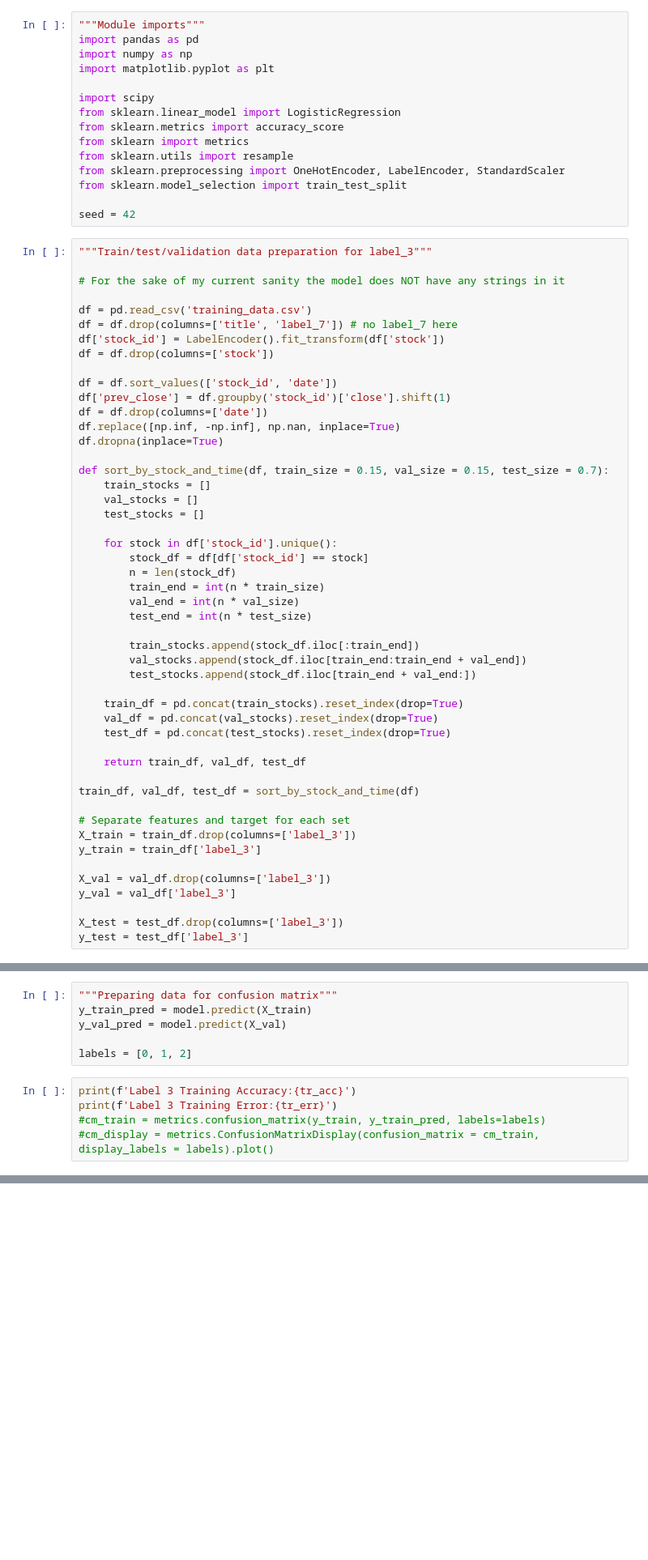
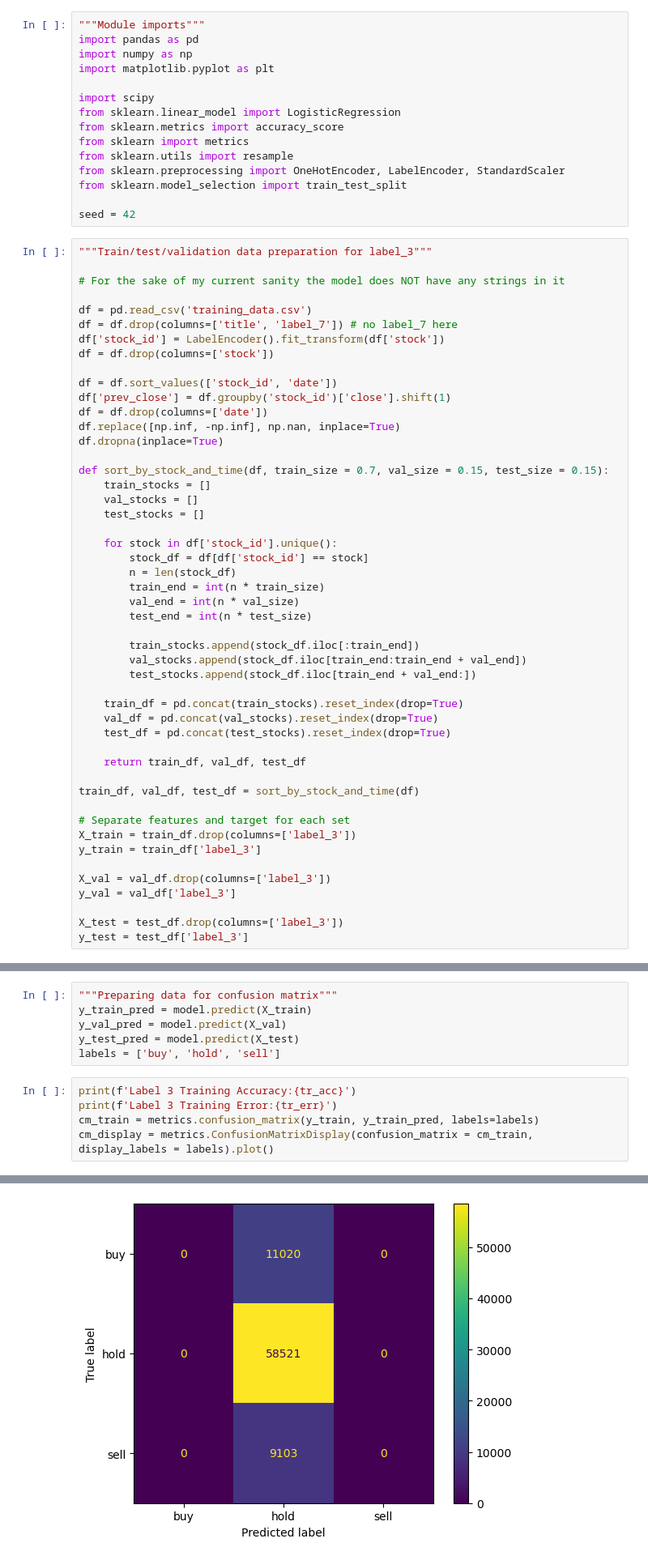
Before and after one commit to anjun745/175-project, a Jupyter notebook: logistic_regression_model.ipynb, the cells around one changed output, grey strips where cells are left out. Shown: that part at 81% size. Cells and saved outputs as stored; diff of their text form; blank space fills up the shorter version.

Commit message:
Added confusion matrices to logistic_regression_model

```diff
--- a/logistic_regression_model.ipynb
+++ b/logistic_regression_model.ipynb
@@ -29,7 +29,7 @@ df = df.drop(columns=['date'])
 df.replace([np.inf, -np.inf], np.nan, inplace=True)
 df.dropna(inplace=True)
 
-def sort_by_stock_and_time(df, train_size = 0.15, val_size = 0.15, test_size = 0.7):
+def sort_by_stock_and_time(df, train_size = 0.7, val_size = 0.15, test_size = 0.15):
     train_stocks = []
     val_stocks = []
     test_stocks = []
@@ -84,11 +84,11 @@ test_err = 1 - test_acc
 """Preparing data for confusion matrix"""
 y_train_pred = model.predict(X_train)
 y_val_pred = model.predict(X_val)
-
-labels = [0, 1, 2]
+y_test_pred = model.predict(X_test)
+labels = ['buy', 'hold', 'sell']
 # %%
 print(f'Label 3 Training Accuracy:{tr_acc}')
 print(f'Label 3 Training Error:{tr_err}')
-#cm_train = metrics.confusion_matrix(y_train, y_train_pred, labels=labels)
-#cm_display = metrics.ConfusionMatrixDisplay(confusion_matrix = cm_train, display_labels = labels).plot()
+cm_train = metrics.confusion_matrix(y_train, y_train_pred, labels=labels)
+cm_display = metrics.ConfusionMatrixDisplay(confusion_matrix = cm_train, display_labels = labels).plot()
 # %% [output]
@@ -97,3 +97,4 @@ Label 3 Training Error:0.23289229479734175
+[figure, added]
 # %%
 print(f'Label 3 Validation Accuracy:{val_acc}')
 print(f'Label 3 Validation Error:{val_err}')
```
Also changed, not shown: parts of 12 cells of this notebook.
